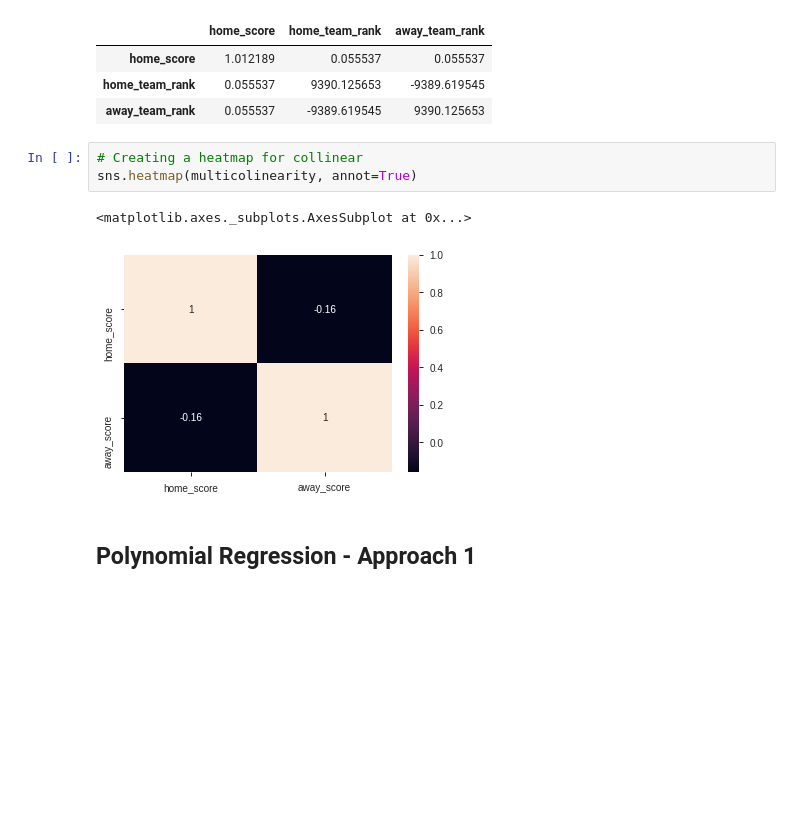
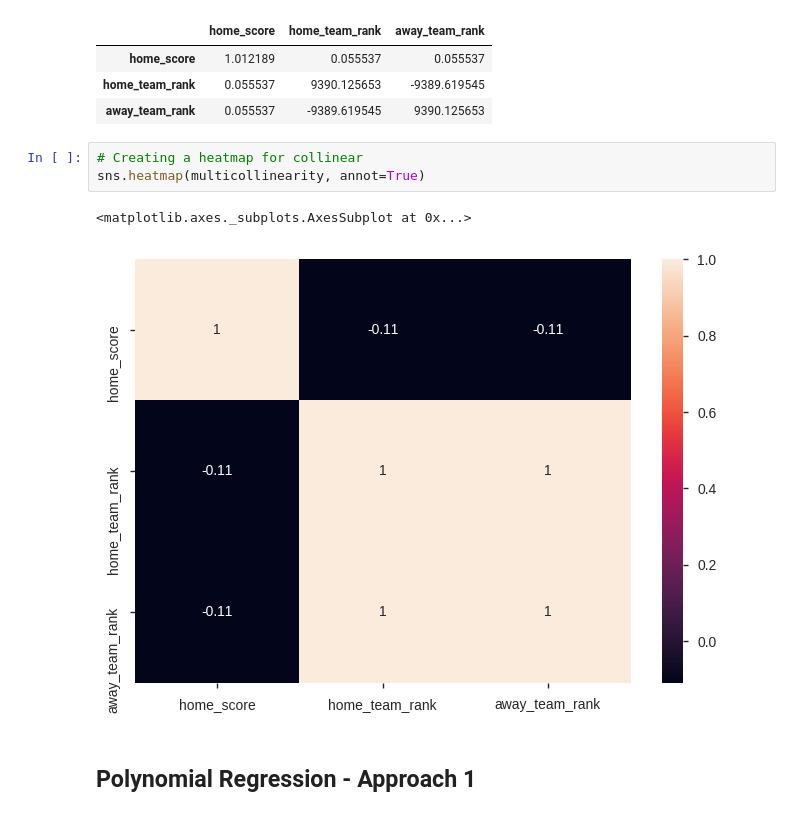
Before and after one commit to codybaraks/Mchezopesa-Ltd, a Jupyter notebook: Mchezopesa_Ltd.ipynb, the cells around one changed output. Saved outputs shown, nothing was run; the diff lists cells and outputs as text; blank space fills up the shorter version.

```diff
--- a/Mchezopesa_Ltd.ipynb
+++ b/Mchezopesa_Ltd.ipynb
@@ -443,10 +466,10 @@ multicollinearity_vif
 | away_team_rank | 0.055537 | -9389.619545 | 9390.125653 |
 # %%
 # Creating a heatmap for collinear
-sns.heatmap(multicolinearity, annot=True)
+sns.heatmap(multicollinearity, annot=True)
 # %% [output]
 <matplotlib.axes._subplots.AxesSubplot at 0x...>
-[figure, old version]
+[figure, new version]
 # %% [markdown]
 ## **Polynomial Regression -  Approach 1**
 # %%
```
Also changed, not shown: parts of 58 cells of this notebook.
